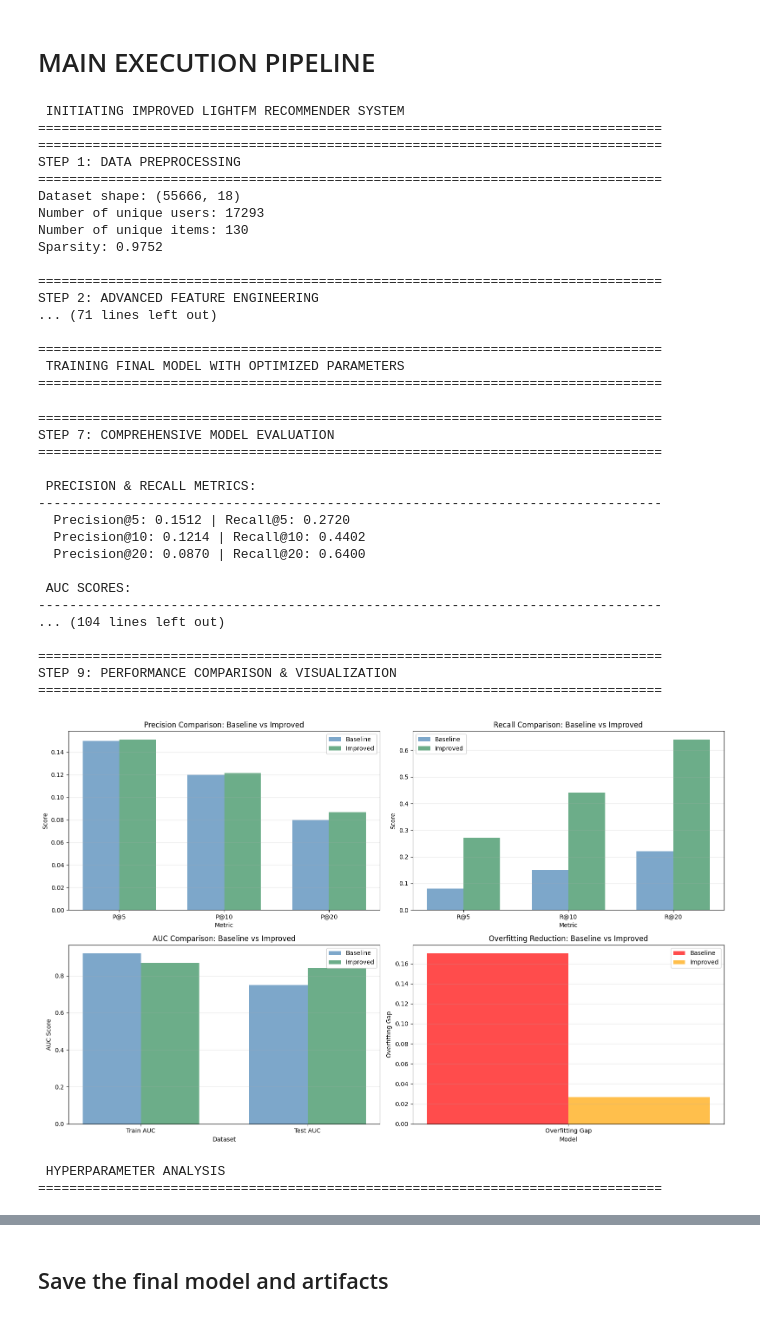
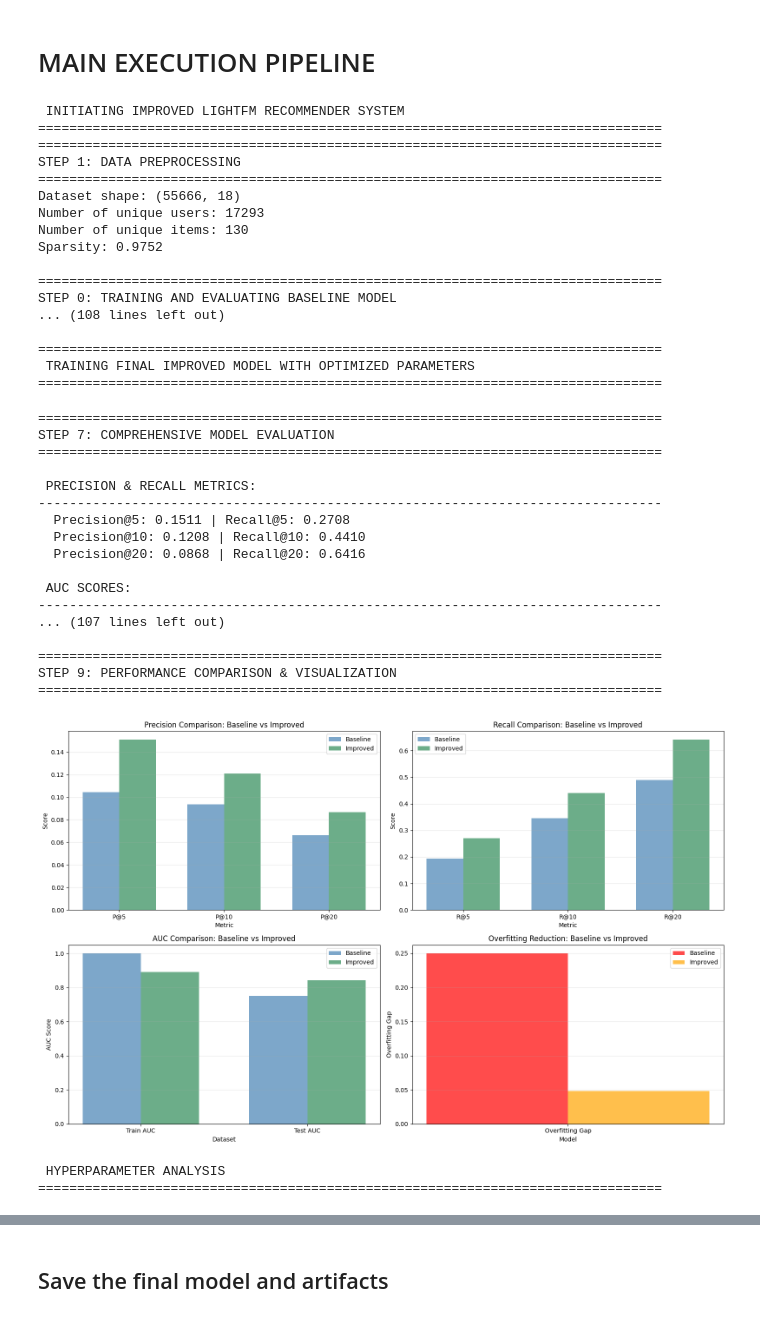
Before and after one commit to Yasserashraf1/AI-Salaries-Analysis-Project-Using-R-and-Tableau, a Jupyter notebook: Ecommerce_Recommendation_System_Renty_Ecommerce_v1_1.ipynb, the cells around one changed output, grey strips where cells are left out. Cells and saved outputs as stored; diff of their text form; code cells hidden in the pictures.

```diff
--- a/Ecommerce_Recommendation_System_Renty_Ecommerce_v1_1.ipynb
+++ b/Ecommerce_Recommendation_System_Renty_Ecommerce_v1_1.ipynb
@@ -1006,6 +1068,29 @@ def main(filepath):
     # Step 1: Load and preprocess data
     df = load_and_preprocess_data(filepath)
 
+    # =======================================================================
+    # BASELINE MODEL INTEGRATION
+    # =======================================================================
+    print("\n" + "=" * 80)
+    print("STEP 0: TRAINING AND EVALUATING BASELINE MODEL")
+    print("=" * 80)
+
+    # Prepare baseline data (no features)
+    dataset_baseline, train_interactions_baseline, test_interactions_baseline, train_weights_baseline = \
+        prepare_baseline_lightfm_data(df)
+
+    # Train basic baseline model
+    basic_baseline_model = train_basic_lightfm_model(
+        train_interactions_baseline, train_weights_baseline
+    )
+
+    # Evaluate baseline model
+    baseline_results_real = evaluate_model(
+        basic_baseline_model, train_interactions_baseline, test_interactions_baseline,
+        user_features=None, item_features=None
+    )
+    # =======================================================================
+
     # Step 2: Advanced feature engineering
     df = engineer_features(df)
 
@@ -1015,7 +1100,7 @@ def main(filepath):
     # Step 4: Prepare LightFM data
     dataset, user_features, item_features = prepare_lightfm_data(df, text_feature_cols)
 
-    # Step 5: Create train/test splits
+    # Step 5: Create train/test splits (for improved model)
     train_interactions, test_interactions, train_weights, test_weights = \
         create_interaction_matrices(df, dataset)
 
@@ -1025,9 +1110,9 @@ def main(filepath):
         user_features, item_features, train_weights
     )
 
-    # Train final model with best parameters
+    # Train final improved model with best parameters
     print("\n" + "=" * 80)
-    print(" TRAINING FINAL MODEL WITH OPTIMIZED PARAMETERS")
+    print(" TRAINING FINAL IMPROVED MODEL WITH OPTIMIZED PARAMETERS")
     print("=" * 80)
 
     final_model = train_lightfm_model(
@@ -1043,26 +1128,21 @@ def main(filepath):
         verbose=True
     )
 
-    # Step 7: Comprehensive evaluation
+    # Step 7: Comprehensive evaluation (Improved Model)
     evaluation_results = evaluate_model(
         final_model, train_interactions, test_interactions,
         user_features, item_features
     )
 
-    # Step 8: Generate recommendations - FIXED: pass final_model explicitly
+    # Step 8: Generate recommendations
     display_user_recommendations(
         df, final_model, dataset, user_features, item_features,
         n_recommendations=10
     )
 
     # Step 9: Visualization and analysis
-    baseline_results = {
-        'precision@5': 0.15, 'precision@10': 0.12, 'precision@20': 0.08,
-        'recall@5': 0.08, 'recall@10': 0.15, 'recall@20': 0.22,
-        'train_auc': 0.92, 'test_auc': 0.75, 'overfitting_gap': 0.17
-    }
-
-    plot_comparison_results(baseline_results, evaluation_results)
+    # Replace hardcoded baseline_results with actual results from basic_baseline_model
+    plot_comparison_results(baseline_results_real, evaluation_results)
     plot_hyperparameter_analysis(results_df)
 
     print("\n" + "=" * 80)
@@ -1103,40 +1183,40 @@ if __name__ == "__main__":
         import traceback
         traceback.print_exc()
 # %% [output]
  INITIATING IMPROVED LIGHTFM RECOMMENDER SYSTEM
 ================================================================================
 ================================================================================
 STEP 1: DATA PREPROCESSING
 ================================================================================
 Dataset shape: (55666, 18)
 Number of unique users: 17293
 Number of unique items: 130
 Sparsity: 0.9752
 
 ================================================================================
-STEP 2: ADVANCED FEATURE ENGINEERING
-... (71 lines left out)
+STEP 0: TRAINING AND EVALUATING BASELINE MODEL
+... (108 lines left out)
 
 ================================================================================
- TRAINING FINAL MODEL WITH OPTIMIZED PARAMETERS
+ TRAINING FINAL IMPROVED MODEL WITH OPTIMIZED PARAMETERS
 ================================================================================
 ================================================================================
 STEP 7: COMPREHENSIVE MODEL EVALUATION
 ================================================================================
 
  PRECISION & RECALL METRICS:
 --------------------------------------------------------------------------------
-  Precision@5: 0.1512 | Recall@5: 0.2720
-  Precision@10: 0.1214 | Recall@10: 0.4402
-  Precision@20: 0.0870 | Recall@20: 0.6400
+  Precision@5: 0.1511 | Recall@5: 0.2708
+  Precision@10: 0.1208 | Recall@10: 0.4410
+  Precision@20: 0.0868 | Recall@20: 0.6416
 
  AUC SCORES:
 --------------------------------------------------------------------------------
-... (104 lines left out)
+... (107 lines left out)
 
 ================================================================================
 STEP 9: PERFORMANCE COMPARISON & VISUALIZATION
 ================================================================================
-[figure, old version]
+[figure, new version]
  HYPERPARAMETER ANALYSIS
 ================================================================================
```
Also changed, not shown: parts of 15 cells of this notebook.
